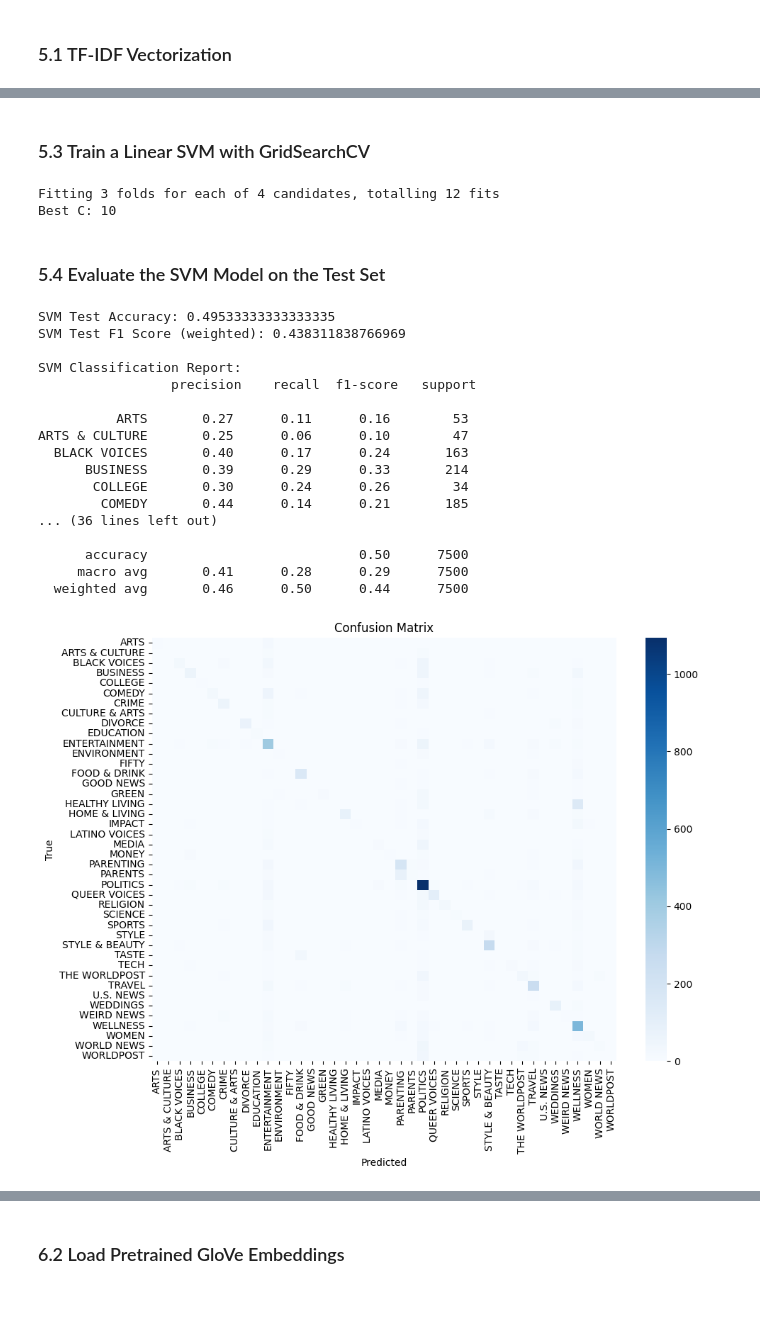
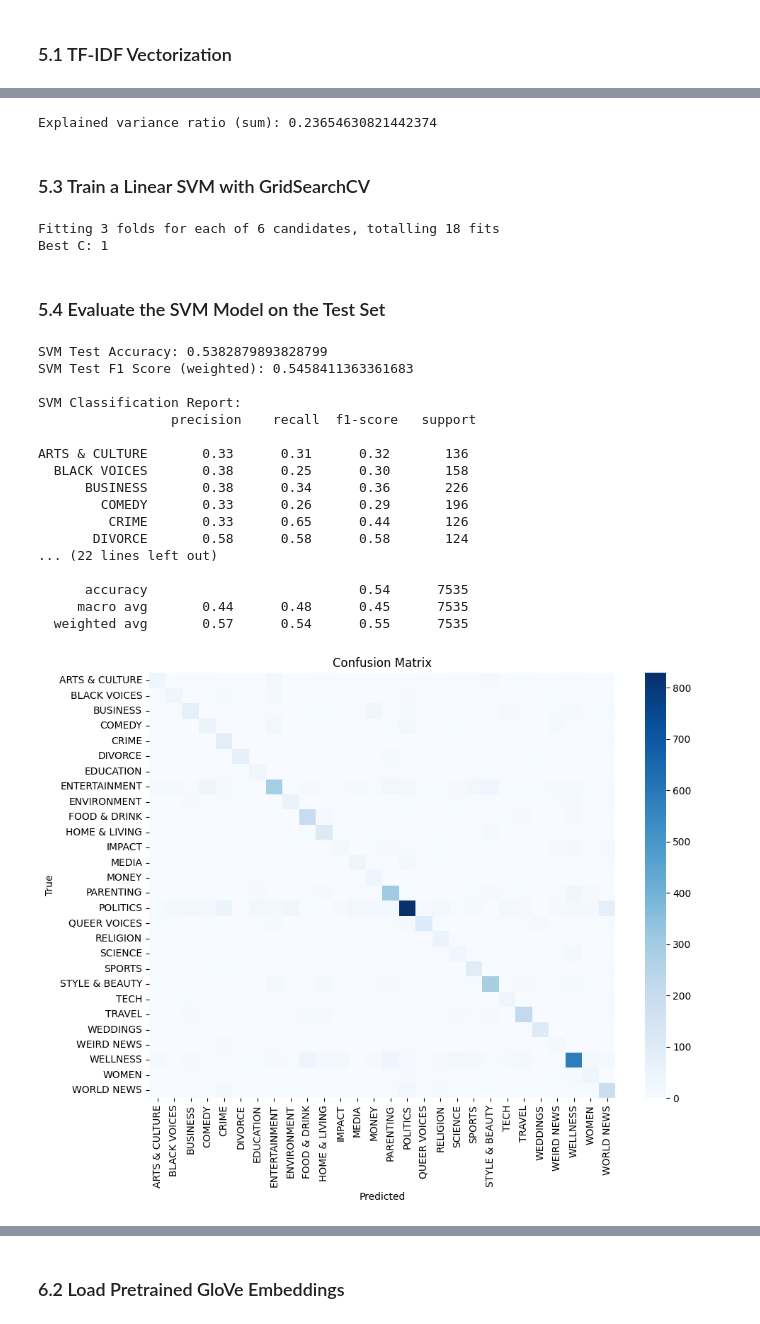
Before and after one commit to mcarvalhosa/news_classification_project, a Jupyter notebook: src/main.ipynb, the cells around one changed output, grey strips where cells are left out. Drawn from its saved outputs; the diff is of its cells as text; code cells hidden in the pictures.

```diff
--- a/src/main.ipynb
+++ b/src/main.ipynb
@@ -342,8 +496,4 @@ Validation samples: 7500
 Test samples: 7500
 # %% [markdown]
 ### Wrap into DataFrames for easier handling
-# %%
-train_df = pd.DataFrame({'text': train_texts, 'label': train_labels})
-val_df = pd.DataFrame({'text': val_texts, 'label': val_labels})
-test_df = pd.DataFrame({'text': test_texts, 'label': test_labels})
 # %% [markdown]
@@ -360,9 +510,9 @@ tfidf = TfidfVectorizer(
 )
 
 # Fit on training set only
-X_train_tfidf = tfidf.fit_transform(train_df['text'])
-X_val_tfidf = tfidf.transform(val_df['text'])
-X_test_tfidf = tfidf.transform(test_df['text'])
+X_train_tfidf = tfidf.fit_transform(train_df['clean_text'])
+X_val_tfidf = tfidf.transform(val_df['clean_text'])
+X_test_tfidf = tfidf.transform(test_df['clean_text'])
 
 # Labels
 y_train = train_df['label']
@@ -381,61 +525,81 @@ X_test_pca = pca.transform(X_test_tfidf.toarray())
+# %%
+# Apply TruncatedSVD to reduce dimensionality of sparse TF-IDF vectors
+svd = TruncatedSVD(n_components=300, random_state=42)
+
+X_train_svd = svd.fit_transform(X_train_tfidf)
+X_val_svd = svd.transform(X_val_tfidf)
+X_test_svd = svd.transform(X_test_tfidf)
+
+# Check how much variance we're keeping
+print("Explained variance ratio (sum):", svd.explained_variance_ratio_.sum())
+# %% [output]
+Explained variance ratio (sum): 0.23654630821442374
 # %% [markdown]
 ### 5.3 Train a Linear SVM with GridSearchCV
 # %%
-# SVM model
-svm = LinearSVC(max_iter=5000)
+# SVM model with class_weight, to handle class imbalance
+svm = LinearSVC(max_iter=5000, class_weight='balanced')
 
 # Hyperparameter grid
-param_grid = {'C': [0.01, 0.1, 1, 10]}
+param_grid = {'C': [0.001, 0.01, 0.1, 1, 10, 100]}
 
 # Grid Search on validation split
-grid = GridSearchCV(svm, param_grid, cv=3, scoring='f1_weighted', verbose=2, n_jobs=-1)
-grid.fit(X_train_pca, y_train)
+grid = GridSearchCV(
+    svm,
+    param_grid,
+    cv=3,
+    scoring='f1_weighted',
+    verbose=2,
+    n_jobs=-1
+)
+
+grid.fit(X_train_svd, y_train)
 
 # Best model
 best_svm = grid.best_estimator_
 print("Best C:", grid.best_params_['C'])
 # %% [output]
-Fitting 3 folds for each of 4 candidates, totalling 12 fits
-Best C: 10
+Fitting 3 folds for each of 6 candidates, totalling 18 fits
+Best C: 1
 # %% [markdown]
 ### 5.4 Evaluate the SVM Model on the Test Set
 # %%
 # Predict
-y_pred = best_svm.predict(X_test_pca)
+y_pred = best_svm.predict(X_test_svd)
 
 # Metrics
 print("SVM Test Accuracy:", accuracy_score(y_test, y_pred))
 print("SVM Test F1 Score (weighted):", f1_score(y_test, y_pred, average='weighted'))
 print("\nSVM Classification Report:\n", classification_report(y_test, y_pred, target_names=label_encoder.classes_))
 
 # Confusion Matrix
 plt.figure(figsize=(10, 8))
 sns.heatmap(confusion_matrix(y_test, y_pred),
             annot=False,
             cmap="Blues",
             xticklabels=label_encoder.classes_,
             yticklabels=label_encoder.classes_)
 plt.title("Confusion Matrix")
 plt.xlabel("Predicted")
 plt.ylabel("True")
 plt.tight_layout()
 plt.show()
 # %% [output]
-SVM Test Accuracy: 0.49533333333333335
-SVM Test F1 Score (weighted): 0.438311838766969
+SVM Test Accuracy: 0.5382879893828799
+SVM Test F1 Score (weighted): 0.5458411363361683
 
 SVM Classification Report:
                  precision    recall  f1-score   support
 
-          ARTS       0.27      0.11      0.16        53
-ARTS & CULTURE       0.25      0.06      0.10        47
-  BLACK VOICES       0.40      0.17      0.24       163
-      BUSINESS       0.39      0.29      0.33       214
-       COLLEGE       0.30      0.24      0.26        34
-        COMEDY       0.44      0.14      0.21       185
-... (36 lines left out)
+ARTS & CULTURE       0.33      0.31      0.32       136
+  BLACK VOICES       0.38      0.25      0.30       158
+      BUSINESS       0.38      0.34      0.36       226
+        COMEDY       0.33      0.26      0.29       196
+         CRIME       0.33      0.65      0.44       126
+       DIVORCE       0.58      0.58      0.58       124
+... (22 lines left out)
 
-      accuracy                           0.50      7500
-     macro avg       0.41      0.28      0.29      7500
-  weighted avg       0.46      0.50      0.44      7500
+      accuracy                           0.54      7535
+     macro avg       0.44      0.48      0.45      7535
+  weighted avg       0.57      0.54      0.55      7535
-[figure, old version]
+[figure, new version]
```
Also changed, not shown: parts of 66 cells of this notebook, 3 other files.
